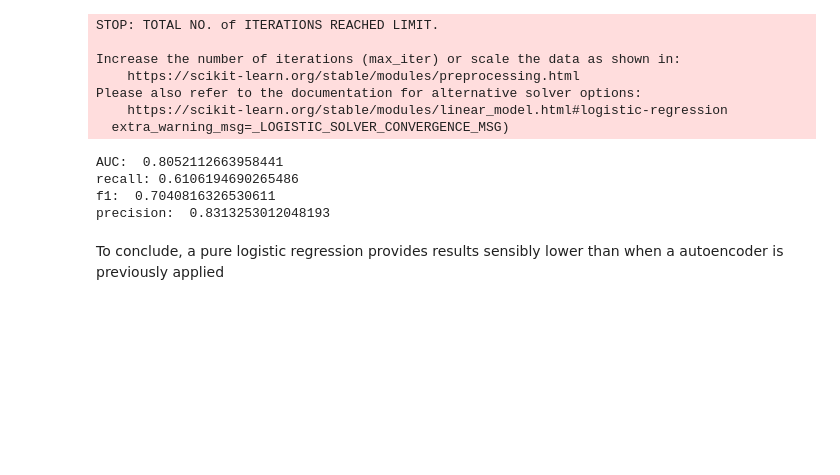
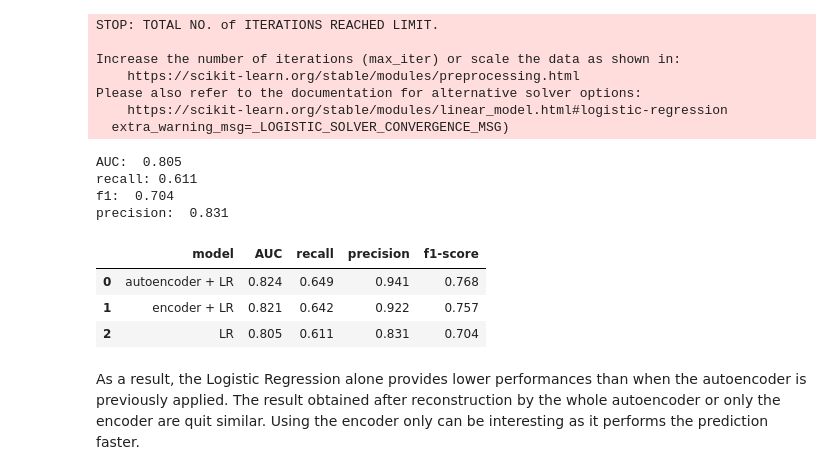
Before and after one commit to vgraff2019/fraud_detection, a Jupyter notebook: Credit Card Fraud Detection.ipynb, the cells around one changed output. Drawn from its saved outputs; the diff is of its cells as text; code cells hidden in the pictures; blank space fills up the shorter version.

Commit message:
added new version of code
This version contains fraud detection using LR after the encoder. 3 models are here compared

```diff
--- a/Credit Card Fraud Detection.ipynb
+++ b/Credit Card Fraud Detection.ipynb
@@ -191,0 +200,7 @@ plt.show()
+# %%
+ie = Input(shape=(n_feature,))
+encoder = model.layers[0](ie)
+encoder = model.layers[1](encoder)
+encoder = model.layers[2](encoder)
+encoder = model.layers[3](encoder)
+encoder = Model(ie, encoder)
@@ -191,0 +226,21 @@ plt.show()
+# %%
+clf = LogisticRegression(random_state=0).fit(rep_x_train, rep_y_train)
+
+prediction = clf.predict(np.concatenate((norm_LR_validation, fraud_LR_validation), axis=0))
+# %%
+rep_x_validation = np.append(norm_LR_validation, fraud_LR_validation, axis = 0)
+y_n_validation = np.zeros(norm_LR_validation.shape[0])
+y_f_validation = np.ones(fraud_LR_validation[:fraud_train_size].shape[0])
+ground_truth = np.append(y_n_validation, y_f_validation)
+
+
+recall = round(recall_score(ground_truth, prediction, average=None)[1], 3)
+f1 = round(f1_score(ground_truth, prediction, average=None)[1], 3)
+precision = round(precision_score(ground_truth, prediction, average=None)[1], 3)
+AUC = round(roc_auc_score(ground_truth, prediction), 3)
+results=results.append({'model': 'encoder + LR', 'AUC': AUC, 'recall': recall, 'precision': precision, 'f1-score': f1}, ignore_index=True)
+
+print('AUC: ', AUC)
+print('recall:', recall)
+print('f1: ', f1)
+print('precision: ', precision)
@@ -206,17 +266,28 @@ Please also refer to the documentation for alternative solver options:
     https://scikit-learn.org/stable/modules/linear_model.html#logistic-regression
   extra_warning_msg=_LOGISTIC_SOLVER_CONVERGENCE_MSG)
 # %%
-recall = recall_score(y_test, prediction, average=None)[1]
-f1 = f1_score(y_test, prediction, average=None)[1]
-precision = precision_score(y_test, prediction, average=None)[1]
-print('AUC: ', roc_auc_score(y_test, prediction))
+recall = round(recall_score(y_test, prediction, average=None)[1], 3)
+f1 = round(f1_score(y_test, prediction, average=None)[1], 3)
+precision = round(precision_score(y_test, prediction, average=None)[1], 3)
+AUC= round(roc_auc_score(y_test, prediction), 3)
+
+results=results.append({'model': 'LR', 'AUC': AUC, 'recall': recall, 'precision': precision, 'f1-score': f1}, ignore_index=True)
+
+print('AUC: ', AUC)
 print('recall:', recall)
 print('f1: ', f1)
 print('precision: ', precision)
 # %% [output]
-AUC:  0.8052112663958441
-recall: 0.6106194690265486
-f1:  0.7040816326530611
-precision:  0.8313253012048193
+AUC:  0.805
+recall: 0.611
+f1:  0.704
+precision:  0.831
-# %% [markdown]
-To conclude, a pure logistic regression provides results sensibly lower than when a autoencoder is previously applied
+# %%
+results
+# %% [output]
+|  | model | AUC | recall | precision | f1-score |
+| 0 | autoencoder + LR | 0.824 | 0.649 | 0.941 | 0.768 |
+| 1 | encoder + LR | 0.821 | 0.642 | 0.922 | 0.757 |
+| 2 | LR | 0.805 | 0.611 | 0.831 | 0.704 |
+# %% [markdown]
+As a result, the Logistic Regression alone provides lower performances than when the autoencoder is previously applied. The result obtained after reconstruction by the whole autoencoder or only the encoder are quit similar. Using the encoder only can be interesting as it performs the prediction faster.
```
Also changed, not shown: parts of 8 cells of this notebook.
